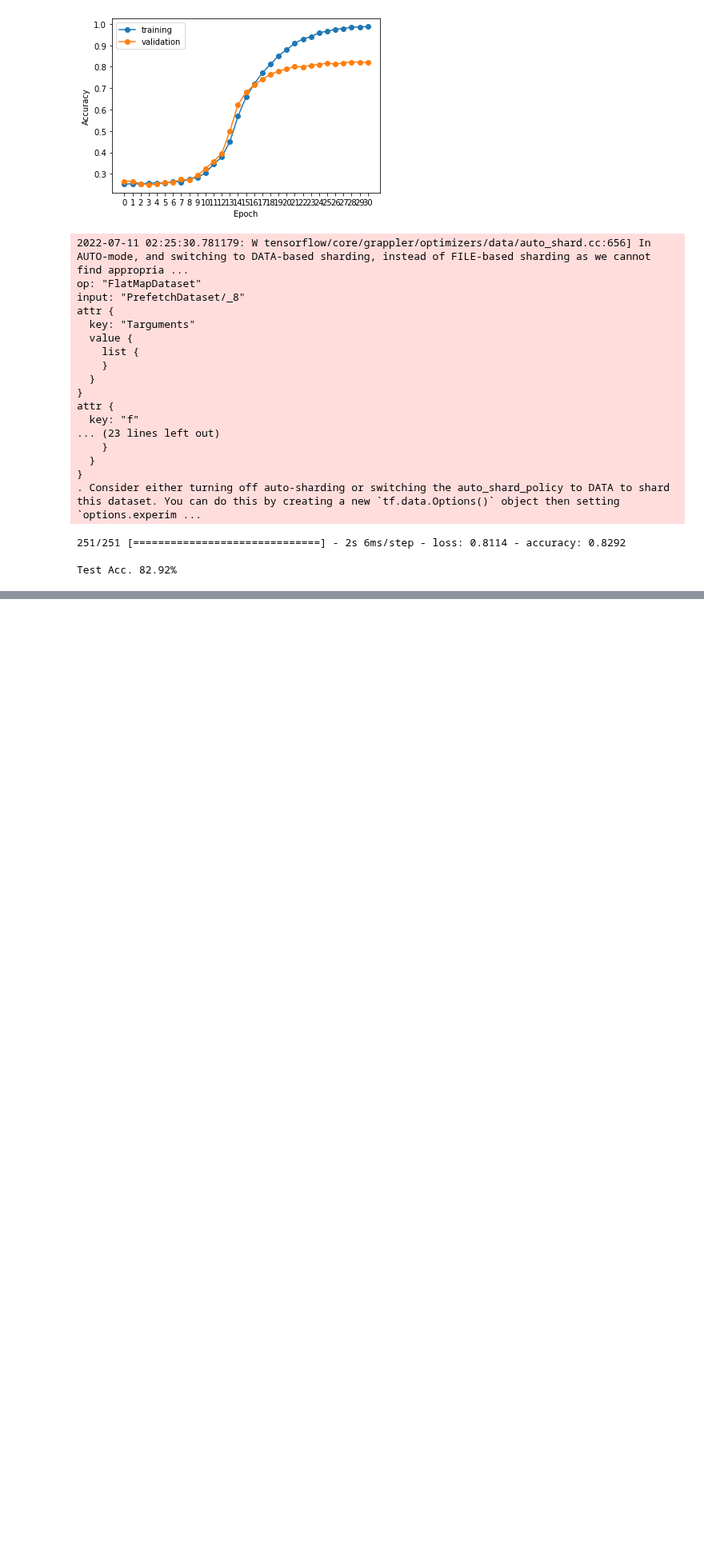
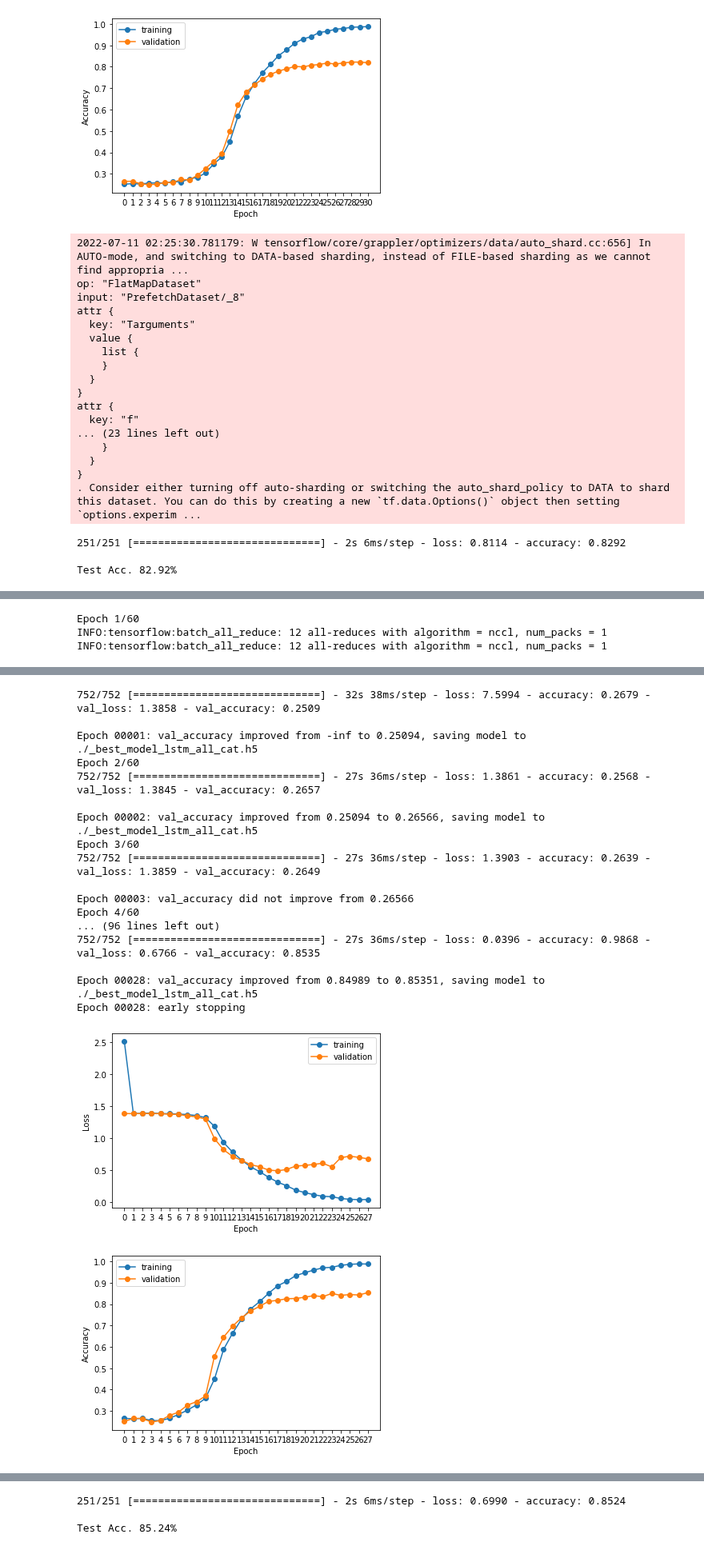
Before and after one commit to ronaldlee/eeg-feature-generation, a Jupyter notebook: CNN_model_on_GAMEEMO_features_dataset.ipynb, the cells around one changed output, grey strips where cells are left out. Shown at 80% size. Saved outputs shown, nothing was run; the diff lists cells and outputs as text; code cells hidden in the pictures; blank space fills up the shorter version.

```diff
--- a/CNN_model_on_GAMEEMO_features_dataset.ipynb
+++ b/CNN_model_on_GAMEEMO_features_dataset.ipynb
@@ -1321,0 +1454,14 @@ Test Acc. 82.92%
+# %%
+model13,history13 = train_model(X_train, y_train, X_validate, y_validate, save_to= './', epoch = 60,
+                              num_of_conv_layer=3, num_of_dense_layer=2,
+                              conv_layer_1_filters=64, conv_layer_2_filters=128, conv_layer_3_filters=256,
+                               epoch_denominator=15)
+
+history13_data = pd.DataFrame(history13.history)
+plot_loss_history(history13_data)
+plot_accuracy_history(history13_data)
+
+# test model
+test13_results = model13.evaluate(X_test, y_test)
+print('\nTest Acc. {:.2f}%'.format(test13_results[1]*100))
+# %% [output]
@@ -1321,0 +1502,3 @@ Test Acc. 82.92%
+Epoch 1/60
+INFO:tensorflow:batch_all_reduce: 12 all-reduces with algorithm = nccl, num_packs = 1
+INFO:tensorflow:batch_all_reduce: 12 all-reduces with algorithm = nccl, num_packs = 1
@@ -1321,0 +1522,19 @@ Test Acc. 82.92%
+752/752 [==============================] - 32s 38ms/step - loss: 7.5994 - accuracy: 0.2679 - val_loss: 1.3858 - val_accuracy: 0.2509
+
+Epoch 00001: val_accuracy improved from -inf to 0.25094, saving model to ./_best_model_lstm_all_cat.h5
+Epoch 2/60
+752/752 [==============================] - 27s 36ms/step - loss: 1.3861 - accuracy: 0.2568 - val_loss: 1.3845 - val_accuracy: 0.2657
+
+Epoch 00002: val_accuracy improved from 0.25094 to 0.26566, saving model to ./_best_model_lstm_all_cat.h5
+Epoch 3/60
+752/752 [==============================] - 27s 36ms/step - loss: 1.3903 - accuracy: 0.2639 - val_loss: 1.3859 - val_accuracy: 0.2649
+
+Epoch 00003: val_accuracy did not improve from 0.26566
+Epoch 4/60
+... (96 lines left out)
+752/752 [==============================] - 27s 36ms/step - loss: 0.0396 - accuracy: 0.9868 - val_loss: 0.6766 - val_accuracy: 0.8535
+
+Epoch 00028: val_accuracy improved from 0.84989 to 0.85351, saving model to ./_best_model_lstm_all_cat.h5
+Epoch 00028: early stopping
+[figure, added]
+[figure, added]
@@ -1322,3 +1558,6 @@ Test Acc. 82.92%
+251/251 [==============================] - 2s 6ms/step - loss: 0.6990 - accuracy: 0.8524
+
+Test Acc. 85.24%
 # %%
 # train/validate/test
 # 1 Conv1D(32):
```
Also changed, not shown: parts of 4 cells of this notebook.
